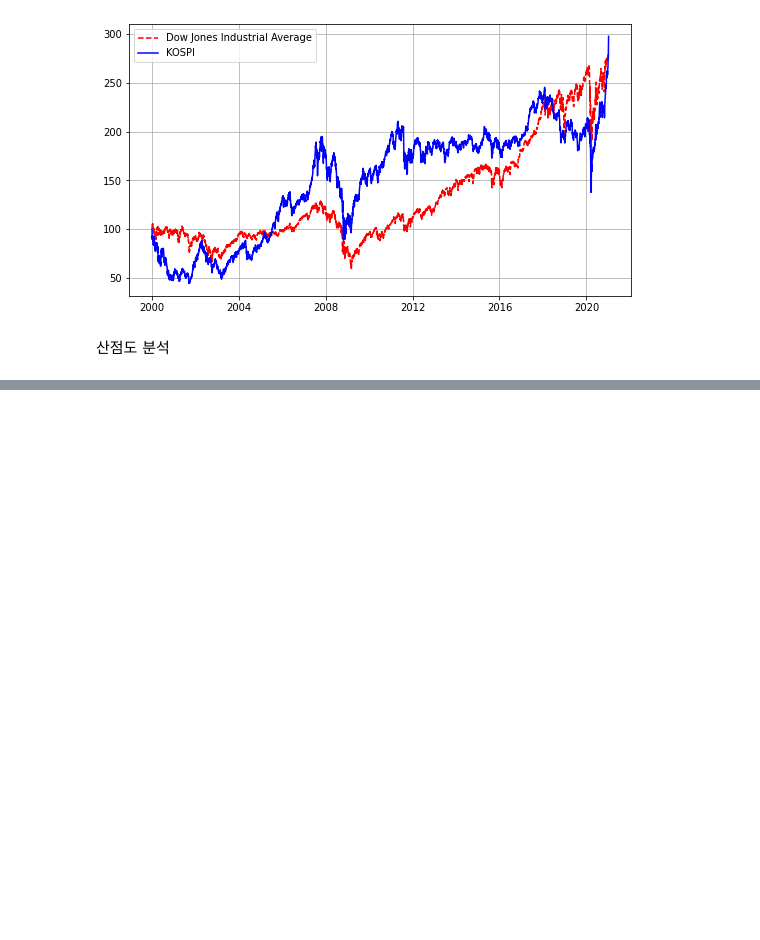
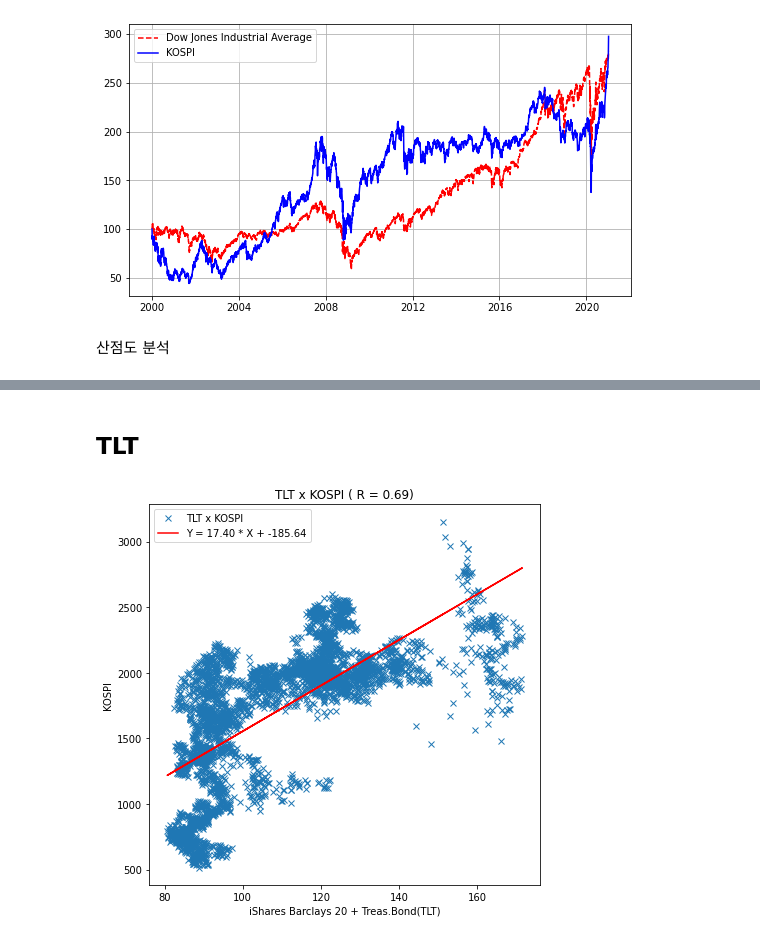
Before and after one commit to Dltmd202/StockAnalytics, a Jupyter notebook: StockAnalytics.ipynb, the cells around one changed output, grey strips where cells are left out. Drawn from its saved outputs; the diff is of its cells as text; code cells hidden in the pictures; blank space fills up the shorter version.

```diff
--- a/StockAnalytics.ipynb
+++ b/StockAnalytics.ipynb
@@ -255,0 +303,31 @@ Text(0, 0.5, 'KOSPI')
+# %% [markdown]
+## TLT
+# %%
+from scipy import stats
+import yfinance as yf
+import pandas_datareader as pdr
+import matplotlib.pyplot as plt
+import pandas as pd
+
+yf.pdr_override()
+
+kospi = pdr.get_data_yahoo('^KS11','2002-07-30')
+tlt = pdr.get_data_yahoo('TLT','2002-07-30')
+
+data = pd.DataFrame({'TLT':tlt['Close'],'KOSPI':kospi['Close']})
+data = data.fillna(method='bfill')
+data =data.fillna(method='ffill')
+
+regr = stats.linregress(data['TLT'],data['KOSPI'])
+regr_line =f'Y = {regr.slope:.2f} * X + {regr.intercept:.2f}'
+
+plt.figure(figsize=(7,7))
+plt.plot(data['TLT'],data['KOSPI'],'x')
+plt.plot(data['TLT'] , regr.slope * data['TLT'] + regr.intercept,'r-')
+plt.legend(['TLT x KOSPI',regr_line])
+plt.xlabel("iShares Barclays 20 + Treas.Bond(TLT)")
+plt.ylabel("KOSPI")
+plt.title(f"TLT x KOSPI ( R = {regr.rvalue:.2f})")
+plt.show()
+# %% [output]
+[figure, added]
```
Also changed, not shown: parts of 8 cells of this notebook.
